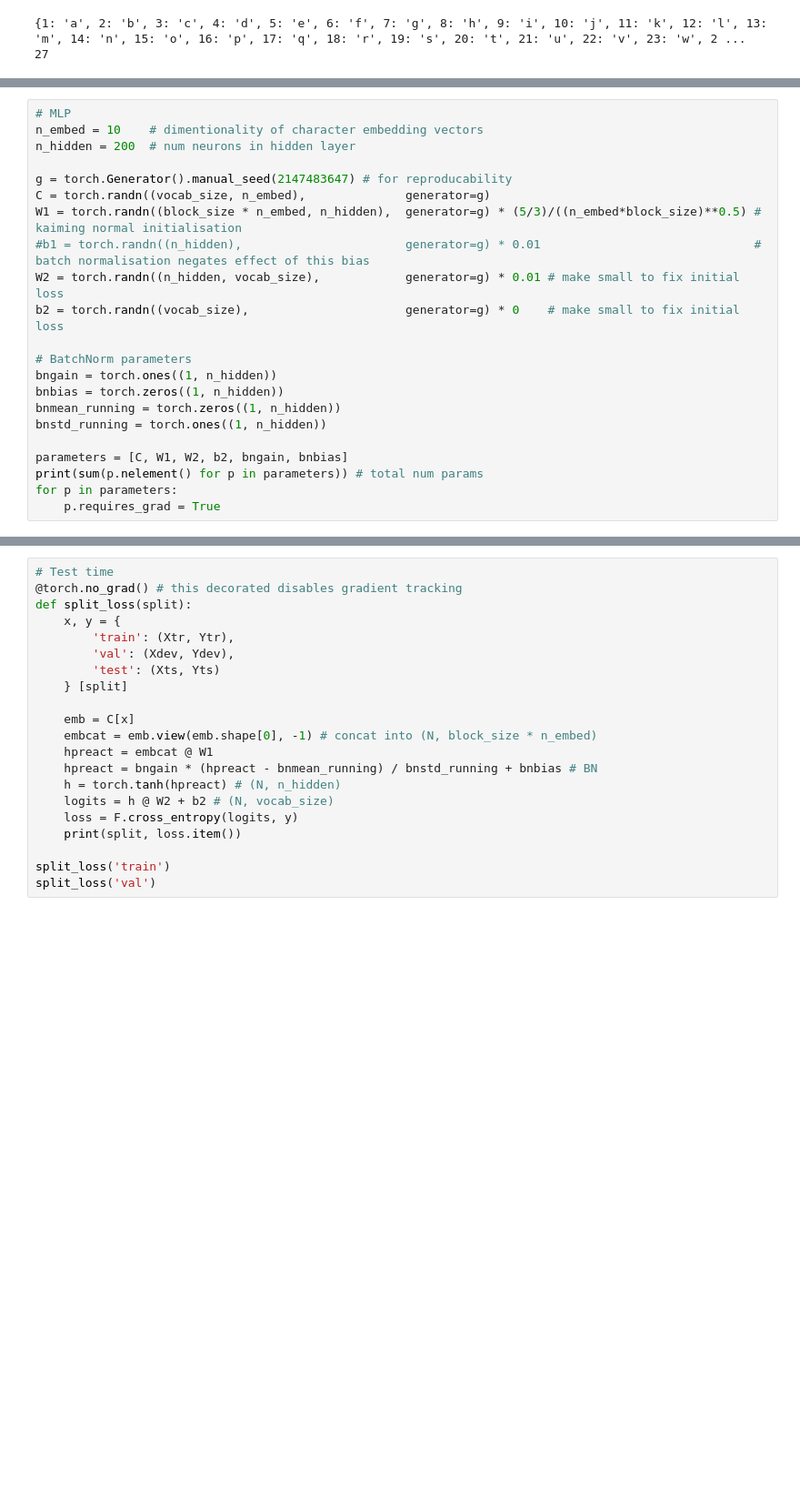
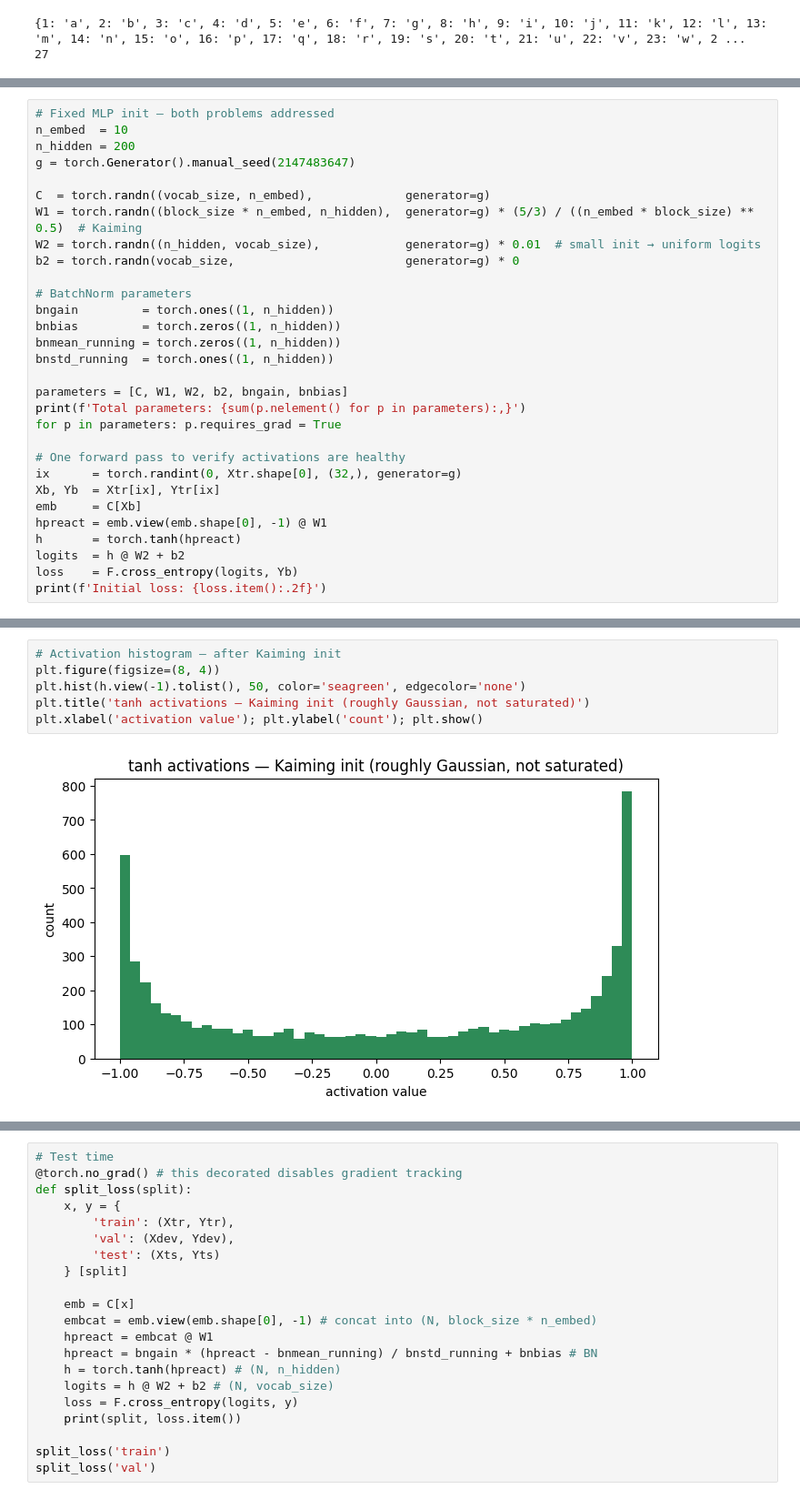
Before and after one commit to khooax/building-gpt-from-scratch, a Jupyter notebook: notebooks/03_mlp_batchnorm-2.ipynb, the cells around one changed output, grey strips where cells are left out. Shown at 91% size. Drawn from its saved outputs; the diff is of its cells as text; blank space fills up the shorter version.

```diff
--- a/notebooks/names_v3_batchnorm.ipynb
+++ b/notebooks/03_mlp_batchnorm-2.ipynb
@@ -71,23 +144,31 @@ torch.Size([22799, 3]) torch.Size([22799])
 # %%
-# MLP
-n_embed = 10    # dimentionality of character embedding vectors
-n_hidden = 200  # num neurons in hidden layer
+# Fixed MLP init — both problems addressed
+n_embed  = 10
+n_hidden = 200
+g = torch.Generator().manual_seed(2147483647)
 
-g = torch.Generator().manual_seed(2147483647) # for reproducability
-C = torch.randn((vocab_size, n_embed),              generator=g)
-W1 = torch.randn((block_size * n_embed, n_hidden),  generator=g) * (5/3)/((n_embed*block_size)**0.5) # kaiming normal initialisation
-#b1 = torch.randn((n_hidden),                       generator=g) * 0.01                              # batch normalisation negates effect of this bias
-W2 = torch.randn((n_hidden, vocab_size),            generator=g) * 0.01 # make small to fix initial loss
-b2 = torch.randn((vocab_size),                      generator=g) * 0    # make small to fix initial loss
+C  = torch.randn((vocab_size, n_embed),             generator=g)
+W1 = torch.randn((block_size * n_embed, n_hidden),  generator=g) * (5/3) / ((n_embed * block_size) ** 0.5)  # Kaiming
+W2 = torch.randn((n_hidden, vocab_size),            generator=g) * 0.01  # small init → uniform logits
+b2 = torch.randn(vocab_size,                        generator=g) * 0
 
 # BatchNorm parameters
-bngain = torch.ones((1, n_hidden))
-bnbias = torch.zeros((1, n_hidden))
+bngain         = torch.ones((1, n_hidden))
+bnbias         = torch.zeros((1, n_hidden))
 bnmean_running = torch.zeros((1, n_hidden))
-bnstd_running = torch.ones((1, n_hidden))
+bnstd_running  = torch.ones((1, n_hidden))
 
 parameters = [C, W1, W2, b2, bngain, bnbias]
-print(sum(p.nelement() for p in parameters)) # total num params
-for p in parameters:
-    p.requires_grad = True
+print(f'Total parameters: {sum(p.nelement() for p in parameters):,}')
+for p in parameters: p.requires_grad = True
+
+# One forward pass to verify activations are healthy
+ix      = torch.randint(0, Xtr.shape[0], (32,), generator=g)
+Xb, Yb  = Xtr[ix], Ytr[ix]
+emb     = C[Xb]
+hpreact = emb.view(emb.shape[0], -1) @ W1
+h       = torch.tanh(hpreact)
+logits  = h @ W2 + b2
+loss    = F.cross_entropy(logits, Yb)
+print(f'Initial loss: {loss.item():.2f}')
 # %% [output]
@@ -94,0 +177,8 @@ for p in parameters:
+# %%
+# Activation histogram — after Kaiming init
+plt.figure(figsize=(8, 4))
+plt.hist(h.view(-1).tolist(), 50, color='seagreen', edgecolor='none')
+plt.title('tanh activations — Kaiming init (roughly Gaussian, not saturated)')
+plt.xlabel('activation value'); plt.ylabel('count'); plt.show()
+# %% [output]
+[figure, added]
```
Also changed, not shown: parts of 32 cells of this notebook, 10 other files.
